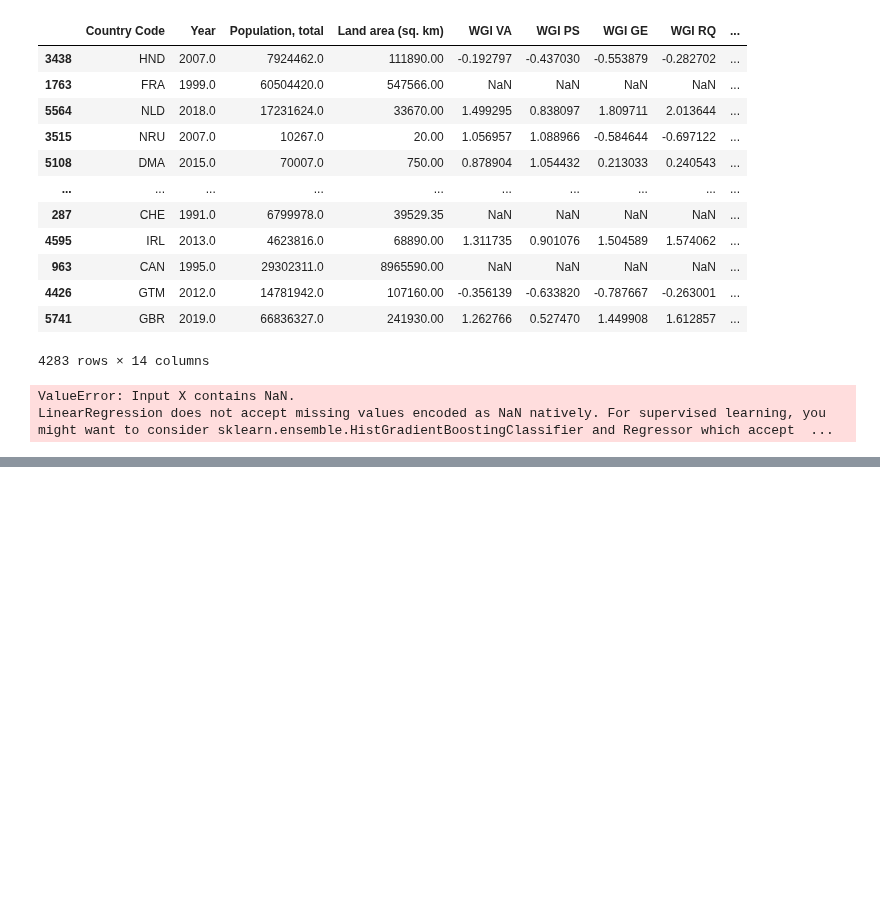
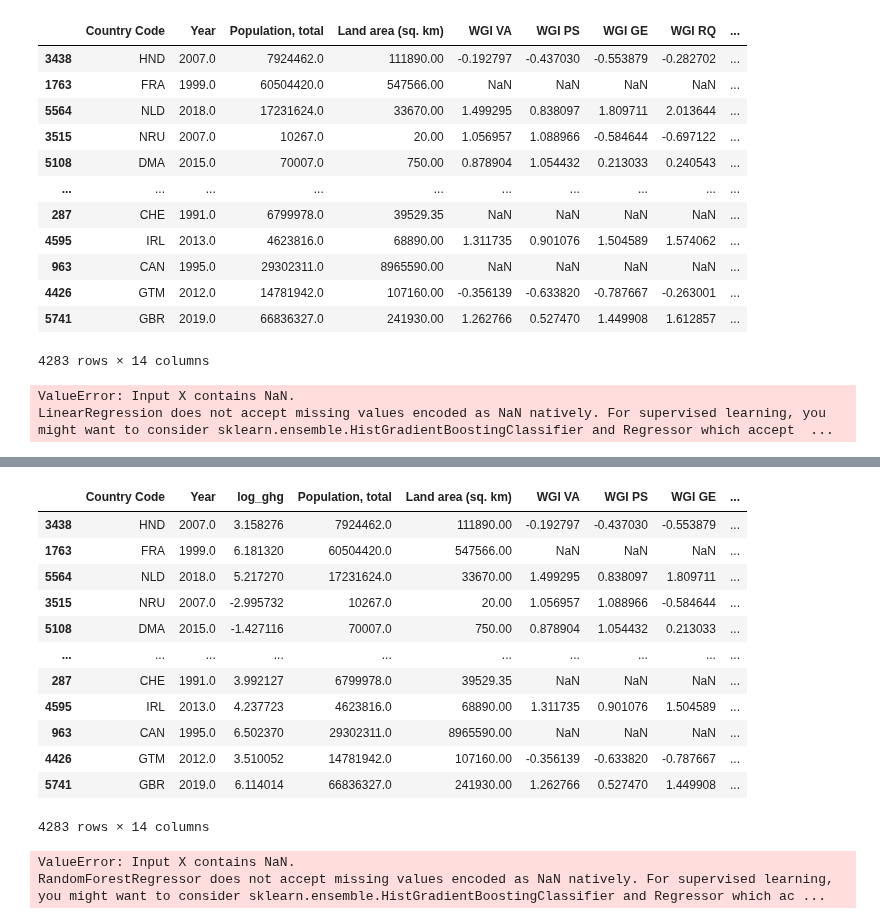
Before and after one commit to marcbarc19/DataScienceExam, a Jupyter notebook: ghg-modelling.ipynb, the cells around one changed output, grey strips where cells are left out. Saved outputs shown, nothing was run; the diff lists cells and outputs as text; code cells hidden in the pictures; blank space fills up the shorter version.

```diff
--- a/ghg-modelling.ipynb
+++ b/ghg-modelling.ipynb
@@ -593,0 +627,4 @@ LinearRegression does not accept missing values encoded as NaN natively. For sup
+# %%
+#Assigning x and y
+X = ghg_full.iloc[:, [0] + [3] + [5] + list(range(7, 18))] # year, log, and pop+
+y = ghg_full['log_ghg']  # Selecting the column containing the target variable
@@ -593,0 +647,71 @@ LinearRegression does not accept missing values encoded as NaN natively. For sup
+# %%
+X_train, X_test, y_train, y_test = train_test_split(X, y,
+                                                    test_size=0.15,
+                                                    random_state=42)
+
+# let's further split the training set into a training and a validation set (15%)
+X_train, X_val, y_train, y_val = train_test_split(X_train,
+                                                  y_train,
+                                                  test_size=X_test.shape[0] / X_train.shape[0],
+                                                  random_state=42)
+# %%
+display(X_train)
+# %% [output]
+|  | Country Code | Year | log_ghg | Population, total | Land area (sq. km) | WGI VA | WGI PS | WGI GE | ... |
+| 3438 | HND | 2007.0 | 3.158276 | 7924462.0 | 111890.00 | -0.192797 | -0.437030 | -0.553879 | ... |
+| 1763 | FRA | 1999.0 | 6.181320 | 60504420.0 | 547566.00 | NaN | NaN | NaN | ... |
+| 5564 | NLD | 2018.0 | 5.217270 | 17231624.0 | 33670.00 | 1.499295 | 0.838097 | 1.809711 | ... |
+| 3515 | NRU | 2007.0 | -2.995732 | 10267.0 | 20.00 | 1.056957 | 1.088966 | -0.584644 | ... |
+| 5108 | DMA | 2015.0 | -1.427116 | 70007.0 | 750.00 | 0.878904 | 1.054432 | 0.213033 | ... |
+| ... | ... | ... | ... | ... | ... | ... | ... | ... | ... |
+| 287 | CHE | 1991.0 | 3.992127 | 6799978.0 | 39529.35 | NaN | NaN | NaN | ... |
+| 4595 | IRL | 2013.0 | 4.237723 | 4623816.0 | 68890.00 | 1.311735 | 0.901076 | 1.504589 | ... |
+| 963 | CAN | 1995.0 | 6.502370 | 29302311.0 | 8965590.00 | NaN | NaN | NaN | ... |
+| 4426 | GTM | 2012.0 | 3.510052 | 14781942.0 | 107160.00 | -0.356139 | -0.633820 | -0.787667 | ... |
+| 5741 | GBR | 2019.0 | 6.114014 | 66836327.0 | 241930.00 | 1.262766 | 0.527470 | 1.449908 | ... |
+4283 rows × 14 columns
+# %%
+# Assuming you have already defined your datasets: X_train, X_val, X_test, y_train, y_val, y_test
+# Also assuming you have a variable Z_train for random effects
+# Define the model name
+model_name = "Government Readiness MERF"
+
+# Example for random effects matrix Z (this should be your actual random effects data)
+Z_train = X_train['Year'].values.reshape(-1, 1)
+Z_val = X_val['Year'].values.reshape(-1, 1)
+Z_test = X_test['Year'].values.reshape(-1, 1)
+
+X_train_selected = X_train.iloc[:, 1:]
+
+# Assign country codes as cluster labels
+clusters_train = X_train['Country Code']
+
+# Fit the MERF model
+merf = MERF()
+merf.fit(X_train_selected, Z_train, clusters_train, y_train)
+
+# Save the model
+with open('ghg_MERF.pkl', 'wb') as file:
+    pkl.dump(merf, file)
+
+# Initialize a list to store performance metrics
+performances = []
+
+# Evaluate the model on train, validation, and test sets
+for x, z, y, nsplit in zip([X_train, X_val, X_test], [Z_train, Z_val, Z_test], [y_train, y_val, y_test], ['train', 'val', 'test']):
+    preds = merf.predict(x[:, gov_preds], z, clusters)
+    r2 = r2_score(y, preds)
+    performance = np.sqrt(mean_squared_error(y, preds))
+    performances.append({
+        'model': 'merf-demographics',
+        'split': nsplit,
+        'rmse': performance.round(4),
+        'r2': r2.round(4)
+    })
+
+# Print the performance metrics
+for performance in performances:
+    print(performance)
+# %% [output]
+ValueError: Input X contains NaN.
+RandomForestRegressor does not accept missing values encoded as NaN natively. For supervised learning, you might want to consider sklearn.ensemble.HistGradientBoostingClassifier and Regressor which ac ...
```
Also changed, not shown: parts of 5 cells of this notebook, 1 other file.
